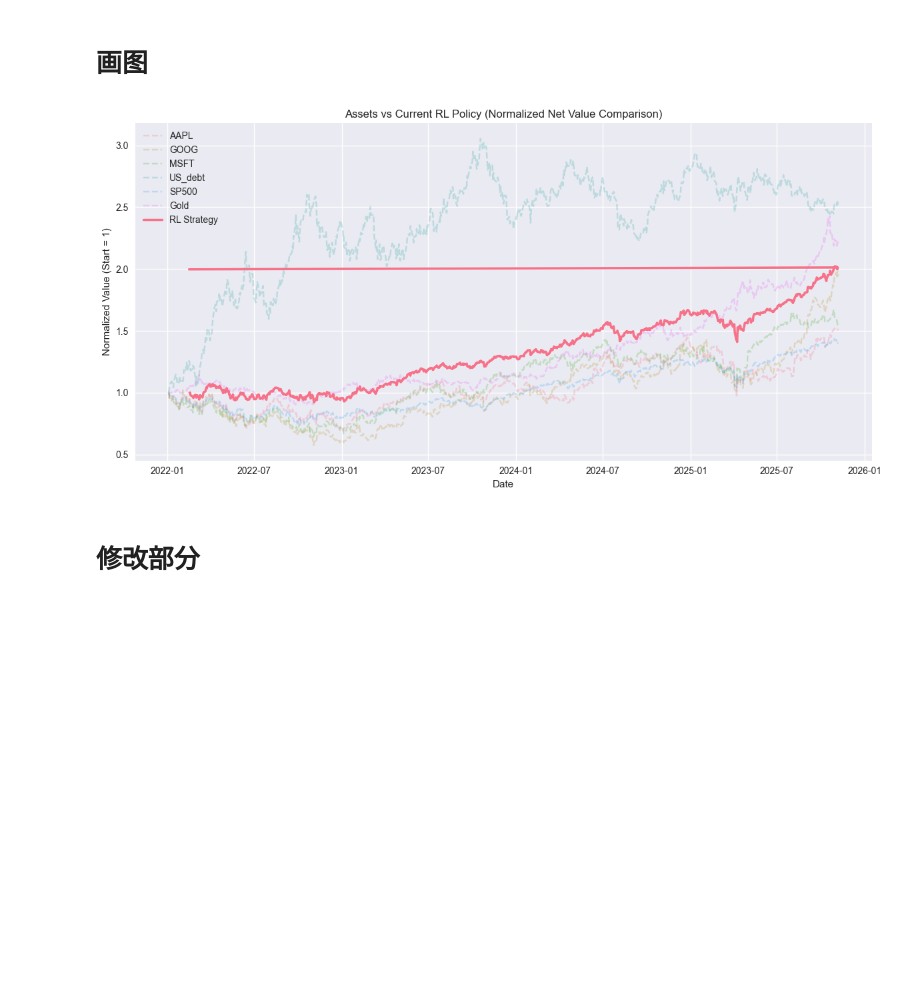
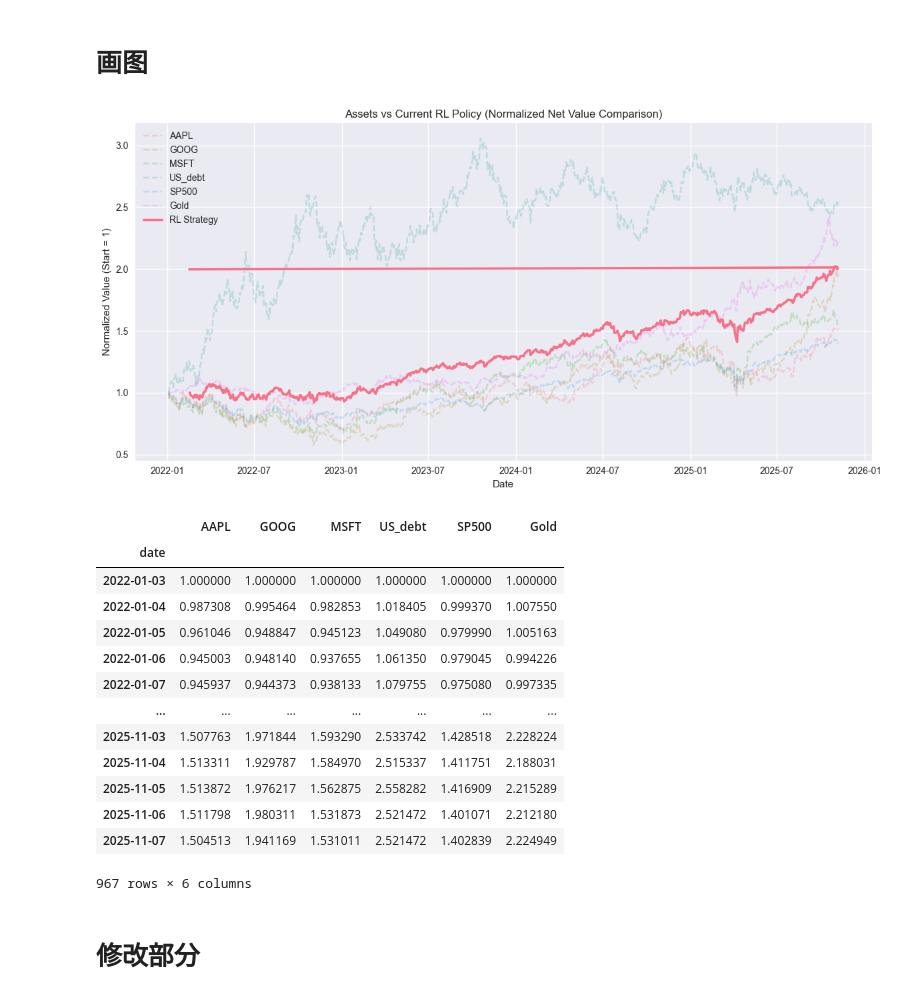
Before and after one commit to George-Zheng-1013/portfolio, a Jupyter notebook: SAC.ipynb, the cells around one changed output. Drawn from its saved outputs; the diff is of its cells as text; code cells hidden in the pictures; blank space fills up the shorter version.

```diff
--- a/SAC.ipynb
+++ b/SAC.ipynb
@@ -441,16 +438,13 @@ for i, w in enumerate(windows):
         balances.append(float(infos[0].get("balance", np.nan)))
         weights_seq.append(infos[0].get("weights", None))
 
-    try:
-        base_env = test_env.envs[0].env
-        while hasattr(base_env, "env"):
-            base_env = base_env.env
-        price_index = base_env.raw_data.index
-        start_idx = window_size
-        end_idx = start_idx + len(balances)
-        dates = price_index[start_idx:end_idx]
-    except Exception:
-        dates = pd.RangeIndex(start=1, stop=len(balances) + 1)
+    base_env = test_env.envs[0].env
+    while hasattr(base_env, "env"):
+        base_env = base_env.env
+    price_index = base_env.raw_data.index
+    start_idx = window_size
+    end_idx = start_idx + len(balances)
+    dates = price_index[start_idx:end_idx]
 
     balances_arr = np.asarray(balances, dtype=float)
     rets = (
@@ -619,27 +613,43 @@ norm_equity = equity / equity.iloc[0]
 # %%
 from matplotlib.lines import lineStyles
 import matplotlib.pyplot as plt
 
 asset_cols = tickers
 prices = df.loc[plot_start:plot_end, asset_cols].copy()
 norm_prices = prices / prices.iloc[0]
 
 plt.figure(figsize=(12, 6))
 
 for col in asset_cols:
     plt.plot(norm_prices.index, norm_prices[col], label=col, alpha=0.25,linestyle='--')
 
 plt.plot(norm_equity.index, norm_equity, label="RL Strategy", linewidth=2.5)
 
 plt.title("Assets vs Current RL Policy (Normalized Net Value Comparison)")
 plt.xlabel("Date")
 plt.ylabel("Normalized Value (Start = 1)")
 plt.legend()
 plt.grid(True)
 plt.tight_layout()
 plt.show()
+
+norm_prices
 # %% [output]
 [figure]
+|  | AAPL | GOOG | MSFT | US_debt | SP500 | Gold |
+| date |  |  |  |  |  |  |
+| 2022-01-03 | 1.000000 | 1.000000 | 1.000000 | 1.000000 | 1.000000 | 1.000000 |
+| 2022-01-04 | 0.987308 | 0.995464 | 0.982853 | 1.018405 | 0.999370 | 1.007550 |
+| 2022-01-05 | 0.961046 | 0.948847 | 0.945123 | 1.049080 | 0.979990 | 1.005163 |
+| 2022-01-06 | 0.945003 | 0.948140 | 0.937655 | 1.061350 | 0.979045 | 0.994226 |
+| 2022-01-07 | 0.945937 | 0.944373 | 0.938133 | 1.079755 | 0.975080 | 0.997335 |
+| ... | ... | ... | ... | ... | ... | ... |
+| 2025-11-03 | 1.507763 | 1.971844 | 1.593290 | 2.533742 | 1.428518 | 2.228224 |
+| 2025-11-04 | 1.513311 | 1.929787 | 1.584970 | 2.515337 | 1.411751 | 2.188031 |
+| 2025-11-05 | 1.513872 | 1.976217 | 1.562875 | 2.558282 | 1.416909 | 2.215289 |
+| 2025-11-06 | 1.511798 | 1.980311 | 1.531873 | 2.521472 | 1.401071 | 2.212180 |
+| 2025-11-07 | 1.504513 | 1.941169 | 1.531011 | 2.521472 | 1.402839 | 2.224949 |
+967 rows × 6 columns
 # %% [markdown]
 # 修改部分
 # %% [markdown]
```
Also changed, not shown: parts of 1 cell of this notebook, 1 other file.
